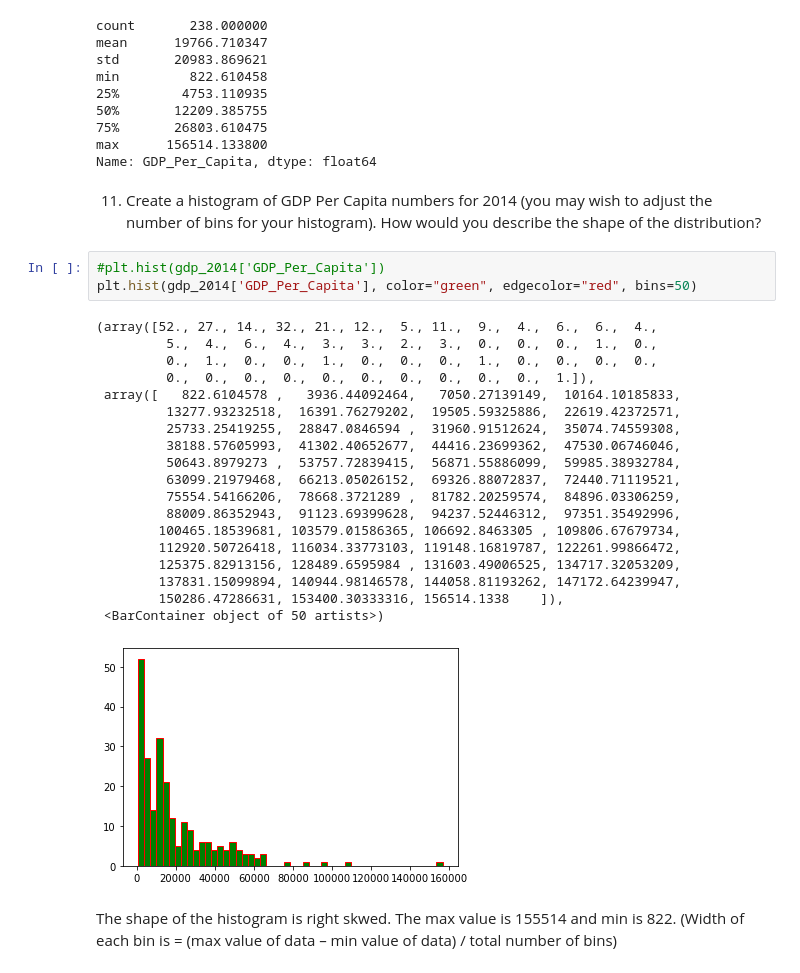
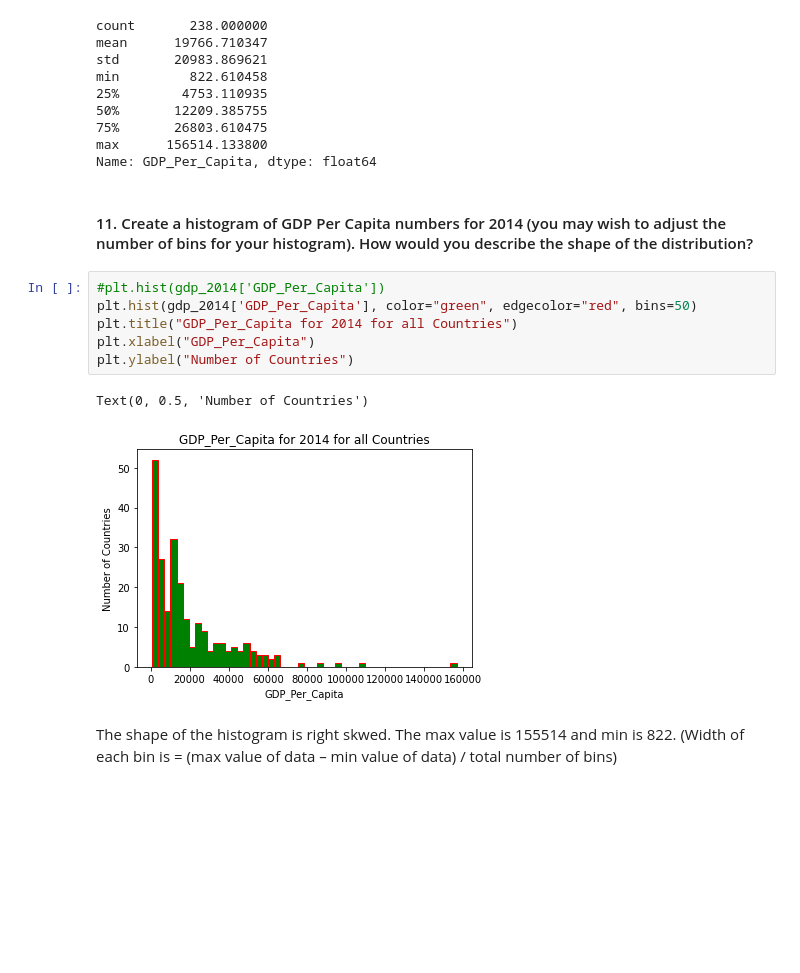
Before and after one commit to nss-data-science-cohort-6/un_data_question-smitamisra, a Jupyter notebook: notebooks/UN_Data_Exploration.ipynb, the cells around one changed output. Cells and saved outputs as stored; diff of their text form; blank space fills up the shorter version.

```diff
--- a/notebooks/UN_Data_Exploration.ipynb
+++ b/notebooks/UN_Data_Exploration.ipynb
@@ -352,30 +352,16 @@ min         822.610458
 max      156514.133800
 Name: GDP_Per_Capita, dtype: float64
 # %% [markdown]
-11. Create a histogram of GDP Per Capita numbers for 2014 (you may wish to adjust the number of bins for your histogram). How would you describe the shape of the distribution?
+#### 11. Create a histogram of GDP Per Capita numbers for 2014 (you may wish to adjust the number of bins for your histogram). How would you describe the shape of the distribution?
 # %%
 #plt.hist(gdp_2014['GDP_Per_Capita'])
 plt.hist(gdp_2014['GDP_Per_Capita'], color="green", edgecolor="red", bins=50)
+plt.title("GDP_Per_Capita for 2014 for all Countries")
+plt.xlabel("GDP_Per_Capita")
+plt.ylabel("Number of Countries")
 # %% [output]
-(array([52., 27., 14., 32., 21., 12.,  5., 11.,  9.,  4.,  6.,  6.,  4.,
-         5.,  4.,  6.,  4.,  3.,  3.,  2.,  3.,  0.,  0.,  0.,  1.,  0.,
-         0.,  1.,  0.,  0.,  1.,  0.,  0.,  0.,  1.,  0.,  0.,  0.,  0.,
-         0.,  0.,  0.,  0.,  0.,  0.,  0.,  0.,  0.,  0.,  1.]),
- array([   822.6104578 ,   3936.44092464,   7050.27139149,  10164.10185833,
-         13277.93232518,  16391.76279202,  19505.59325886,  22619.42372571,
-         25733.25419255,  28847.0846594 ,  31960.91512624,  35074.74559308,
-         38188.57605993,  41302.40652677,  44416.23699362,  47530.06746046,
-         50643.8979273 ,  53757.72839415,  56871.55886099,  59985.38932784,
-         63099.21979468,  66213.05026152,  69326.88072837,  72440.71119521,
-         75554.54166206,  78668.3721289 ,  81782.20259574,  84896.03306259,
-         88009.86352943,  91123.69399628,  94237.52446312,  97351.35492996,
-        100465.18539681, 103579.01586365, 106692.8463305 , 109806.67679734,
-        112920.50726418, 116034.33773103, 119148.16819787, 122261.99866472,
-        125375.82913156, 128489.6595984 , 131603.49006525, 134717.32053209,
-        137831.15099894, 140944.98146578, 144058.81193262, 147172.64239947,
-        150286.47286631, 153400.30333316, 156514.1338    ]),
- <BarContainer object of 50 artists>)
+Text(0, 0.5, 'Number of Countries')
-[figure, old version]
+[figure, new version]
 # %% [markdown]
 The shape of the histogram is right skwed. The max value is 155514 and min is 822.
 (Width of each bin is = (max value of data – min value of data) / total number of bins)
```
Also changed, not shown: parts of 17 cells of this notebook.
